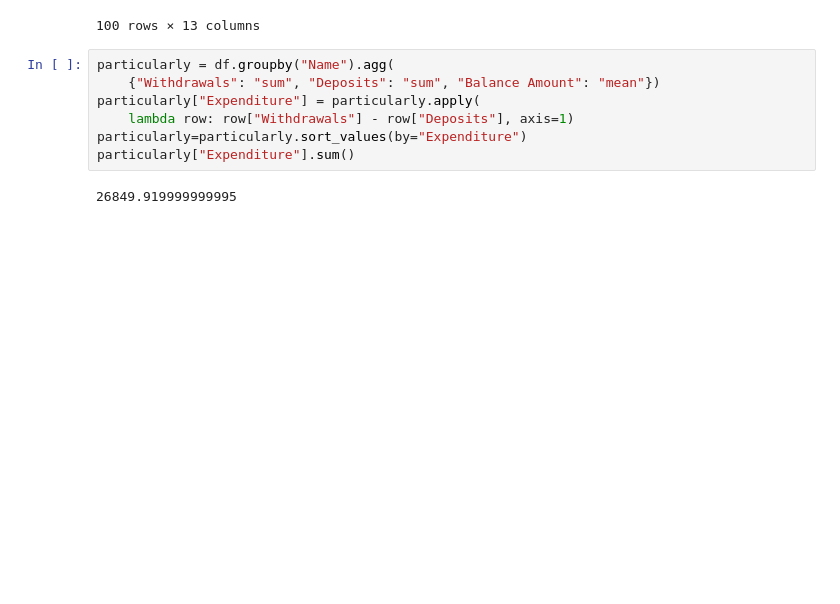
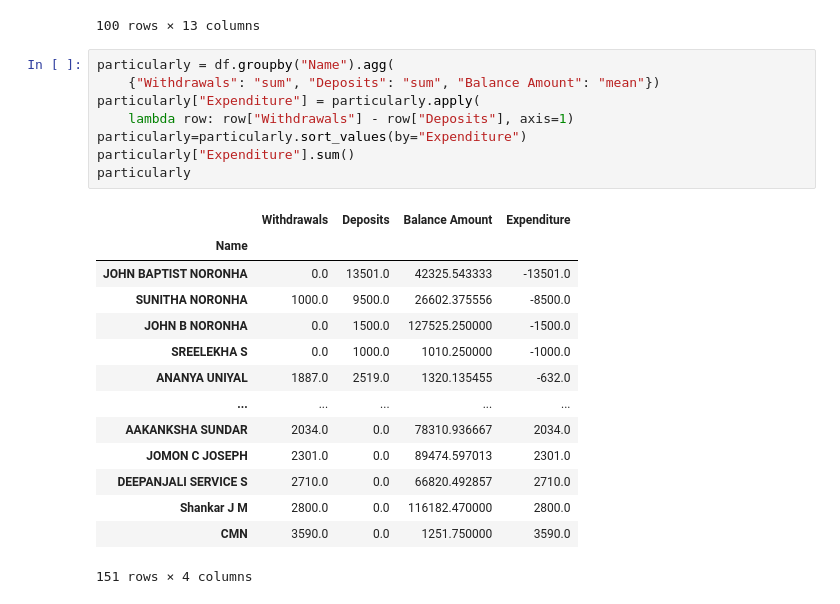
Before and after one commit to ok-noronha/Bank-Statement-Analyser, a Jupyter notebook: analyse.ipynb, the cells around one changed output. Drawn from its saved outputs; the diff is of its cells as text; blank space fills up the shorter version.

```diff
--- a/analyse.ipynb
+++ b/analyse.ipynb
@@ -80,9 +77,23 @@ df.head(100)
 # %%
 particularly = df.groupby("Name").agg(
     {"Withdrawals": "sum", "Deposits": "sum", "Balance Amount": "mean"})
 particularly["Expenditure"] = particularly.apply(
     lambda row: row["Withdrawals"] - row["Deposits"], axis=1)
 particularly=particularly.sort_values(by="Expenditure")
 particularly["Expenditure"].sum()
+particularly
 # %% [output]
+|  | Withdrawals | Deposits | Balance Amount | Expenditure |
+| Name |  |  |  |  |
+| JOHN BAPTIST NORONHA | 0.0 | 13501.0 | 42325.543333 | -13501.0 |
+| SUNITHA NORONHA | 1000.0 | 9500.0 | 26602.375556 | -8500.0 |
+| JOHN B NORONHA | 0.0 | 1500.0 | 127525.250000 | -1500.0 |
+| SREELEKHA S | 0.0 | 1000.0 | 1010.250000 | -1000.0 |
+| ANANYA UNIYAL | 1887.0 | 2519.0 | 1320.135455 | -632.0 |
+| ... | ... | ... | ... | ... |
+| AAKANKSHA SUNDAR | 2034.0 | 0.0 | 78310.936667 | 2034.0 |
+| JOMON C JOSEPH | 2301.0 | 0.0 | 89474.597013 | 2301.0 |
+| DEEPANJALI SERVICE S | 2710.0 | 0.0 | 66820.492857 | 2710.0 |
+| Shankar J M | 2800.0 | 0.0 | 116182.470000 | 2800.0 |
+| CMN | 3590.0 | 0.0 | 1251.750000 | 3590.0 |
-26849.919999999995
+151 rows × 4 columns
```
Also changed, not shown: parts of 3 cells of this notebook.
